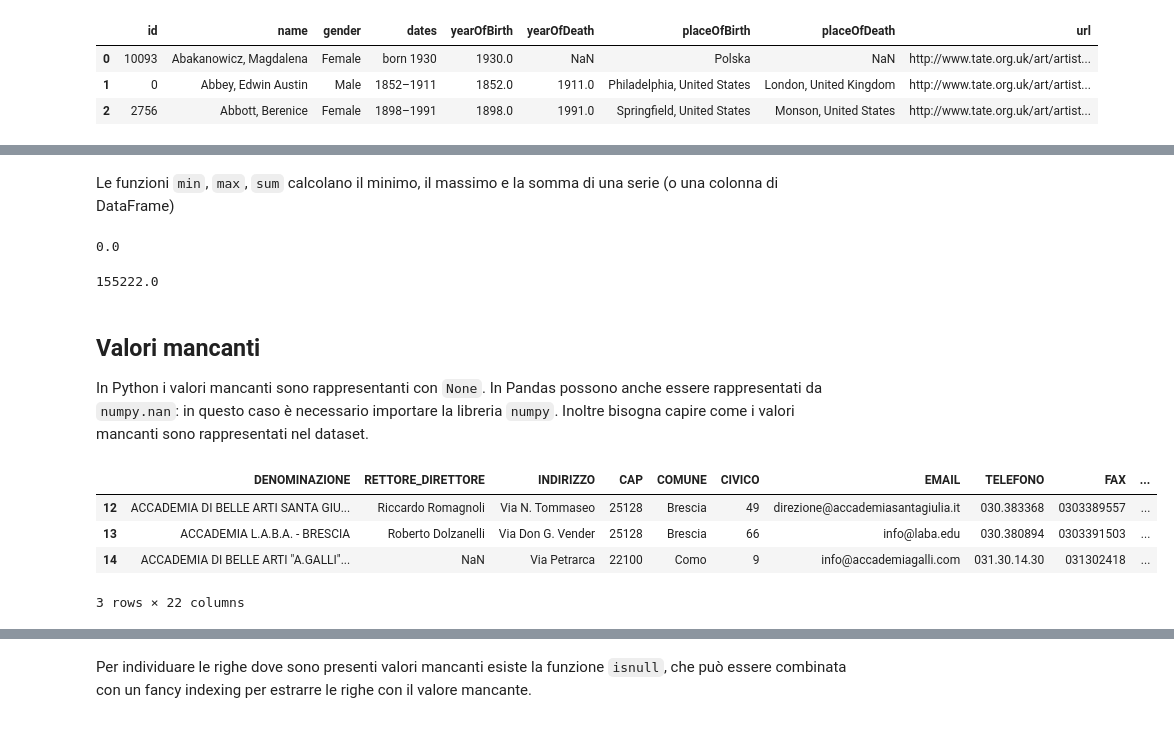
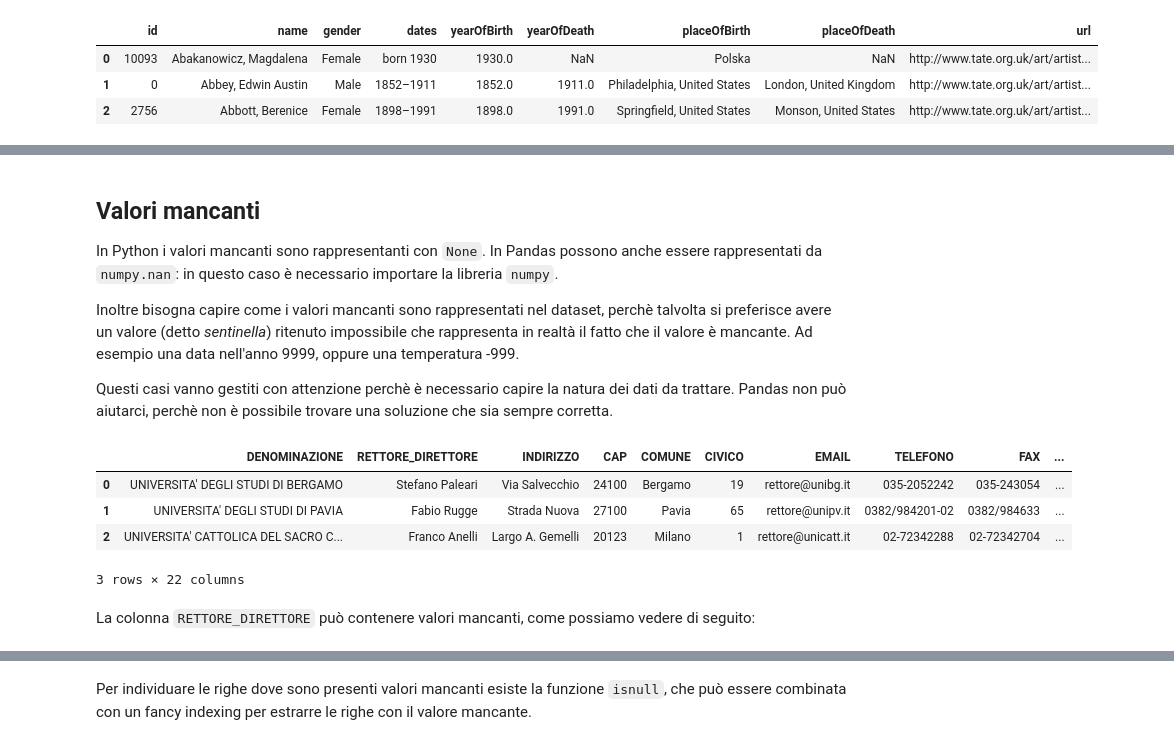
Before and after one commit to alfabetizzazione/python-alfabetizzazione-docenti, a Jupyter notebook: 09 dataframe e series.ipynb, the cells around one changed output, grey strips where cells are left out. Saved outputs shown, nothing was run; the diff lists cells and outputs as text; code cells hidden in the pictures.

```diff
--- a/09 dataframe e series.ipynb
+++ b/09 dataframe e series.ipynb
@@ -325,25 +465,20 @@ artisti
-# %% [markdown]
-Le funzioni `min`, `max`, `sum` calcolano il minimo, il massimo e la somma di una serie (o una colonna di DataFrame)
-# %%
-artisti['età'].min()
-# %% [output]
-0.0
-# %%
-artisti['età'].sum()
-# %% [output]
-155222.0
 # %% [markdown]
 ## Valori mancanti
 
 In Python i valori mancanti sono rappresentanti con `None`. In Pandas possono anche essere rappresentati da `numpy.nan`: in questo caso è necessario importare la libreria `numpy`.
-Inoltre bisogna capire come i valori mancanti sono rappresentati nel dataset.
+
+Inoltre bisogna capire come i valori mancanti sono rappresentati nel dataset, perchè talvolta si preferisce avere un valore (detto *sentinella*) ritenuto impossibile che rappresenta in realtà il fatto che il valore è mancante. Ad esempio una data nell'anno 9999, oppure una temperatura -999.
+
+Questi casi vanno gestiti con attenzione perchè è necessario capire la natura dei dati da trattare. Pandas non può aiutarci, perchè non è possibile trovare una soluzione che sia sempre corretta.
 # %%
 istituti = pd.read_csv("https://www.dati.lombardia.it/api/views/99k2-qg4v/rows.csv?accessType=DOWNLOAD",
                        sep = ',')
-istituti.iloc[12:15]
+istituti.head(3)
 # %% [output]
 |  | DENOMINAZIONE | RETTORE_DIRETTORE | INDIRIZZO | CAP | COMUNE | CIVICO | EMAIL | TELEFONO | FAX | ... |
-| 12 | ACCADEMIA DI BELLE ARTI SANTA GIU... | Riccardo Romagnoli | Via N. Tommaseo | 25128 | Brescia | 49 | direzione@accademiasantagiulia.it | 030.383368 | 0303389557 | ... |
-| 13 | ACCADEMIA L.A.B.A. - BRESCIA | Roberto Dolzanelli | Via Don G. Vender | 25128 | Brescia | 66 | info@laba.edu | 030.380894 | 0303391503 | ... |
-| 14 | ACCADEMIA DI BELLE ARTI "A.GALLI"... | NaN | Via Petrarca | 22100 | Como | 9 | info@accademiagalli.com | 031.30.14.30 | 031302418 | ... |
+| 0 | UNIVERSITA' DEGLI STUDI DI BERGAMO | Stefano Paleari | Via Salvecchio | 24100 | Bergamo | 19 | rettore@unibg.it | 035-2052242 | 035-243054 | ... |
+| 1 | UNIVERSITA' DEGLI STUDI DI PAVIA | Fabio Rugge | Strada Nuova | 27100 | Pavia | 65 | rettore@unipv.it | 0382/984201-02 | 0382/984633 | ... |
+| 2 | UNIVERSITA' CATTOLICA DEL SACRO C... | Franco Anelli | Largo A. Gemelli | 20123 | Milano | 1 | rettore@unicatt.it | 02-72342288 | 02-72342704 | ... |
 3 rows × 22 columns
+# %% [markdown]
+La colonna `RETTORE_DIRETTORE` può contenere valori mancanti, come possiamo vedere di seguito:
```
Also changed, not shown: parts of 75 cells of this notebook, 6 other files.
